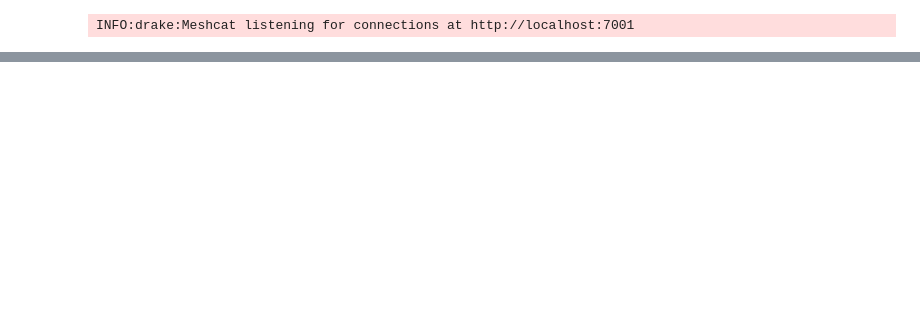
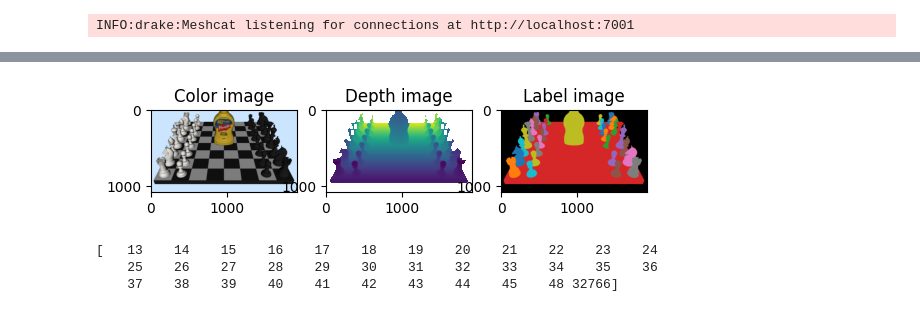
Before and after one commit to elchun/ChessBot, a Jupyter notebook: src/chess_bot.ipynb, the cells around one changed output, grey strips where cells are left out. Cells and saved outputs as stored; diff of their text form; code cells hidden in the pictures; blank space fills up the shorter version.

```diff
--- a/src/chess_bot.ipynb
+++ b/src/chess_bot.ipynb
@@ -160,3 +180,27 @@ SystemExit: Failure at multibody/plant/tamsi_solver.cc:218 in SolveQuadraticForT
+# %%
+# Visualize other camera
+color_image = station.GetOutputPort("camera2_rgb_image").Eval(station_context)
+depth_image = station.GetOutputPort("camera2_depth_image").Eval(station_context)
+label_image = station.GetOutputPort("camera2_label_image").Eval(station_context)
+
+# Plot the two images.
+plt.subplot(131)
+plt.imshow(color_image.data)
+plt.title('Color image')
+plt.subplot(132)
+plt.imshow(np.squeeze(depth_image.data))
+plt.title('Depth image')
+plt.subplot(133)
+plt.imshow(np.squeeze(colorize_labels(label_image.data)))
+plt.title('Label image')
+#mpld3.display()
+plt.show()
+print(np.unique(label_image.data))
+# %% [output]
+[figure, added]
+[   13    14    15    16    17    18    19    20    21    22    23    24
+    25    26    27    28    29    30    31    32    33    34    35    36
+    37    38    39    40    41    42    43    44    45    48 32766]
 # %%
 # OLD
 
```
Also changed, not shown: parts of 2 cells of this notebook, 26 other files.
